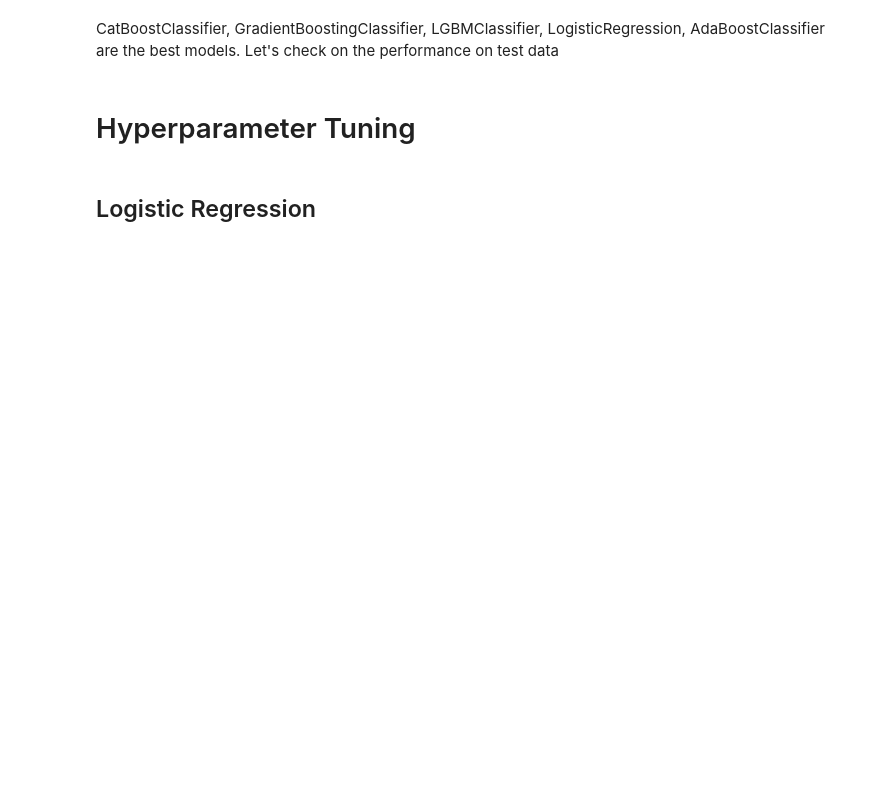
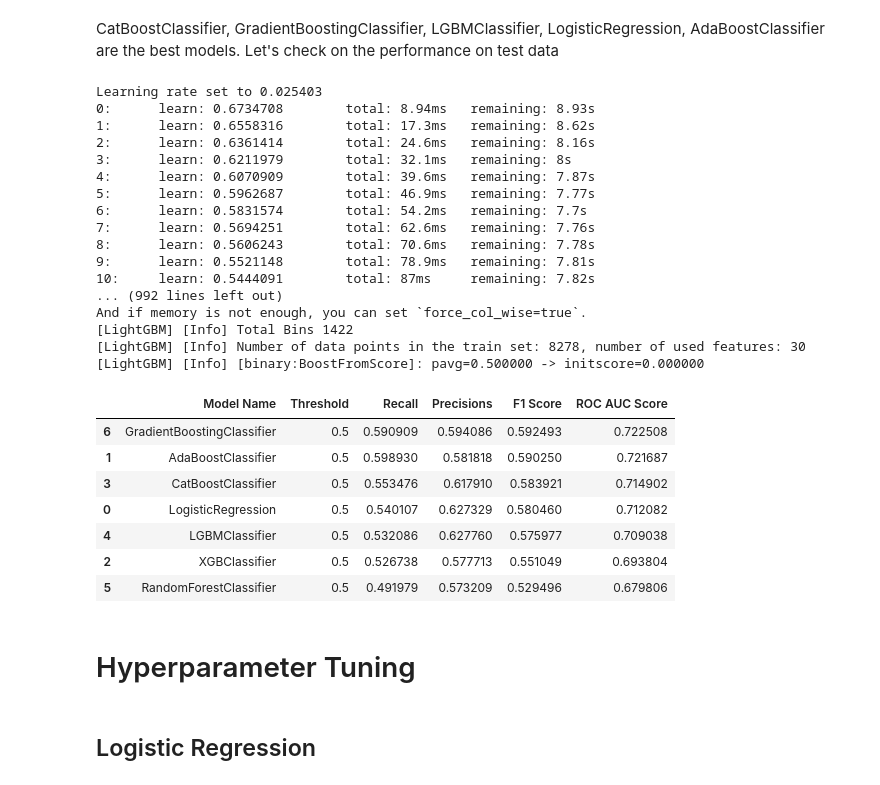
Before and after one commit to marcellinus-witarsah/data-challenge-dsw-2023, a Jupyter notebook: notebooks/03_churn_model.ipynb, the cells around one changed output. Saved outputs shown, nothing was run; the diff lists cells and outputs as text; code cells hidden in the pictures; blank space fills up the shorter version.

```diff
--- a/notebooks/03_churn_model.ipynb
+++ b/notebooks/03_churn_model.ipynb
@@ -903,7 +917,8 @@ from imblearn.over_sampling import SMOTE
 
 models = [
     LogisticRegression(random_state=42, max_iter=200), AdaBoostClassifier(random_state=42), XGBClassifier(random_state=42),
-    CatBoostClassifier(random_state=42), LGBMClassifier(objective='binary', random_state=42), GaussianNB()
+    CatBoostClassifier(random_state=42), LGBMClassifier(objective='binary', random_state=42), RandomForestClassifier(random_state=42),
+    GradientBoostingClassifier(random_state=42)
 ]
 
 recalls = []
@@ -931,34 +946,59 @@ for model in models:
     # ========================================
     scaler = StandardScaler()
     X_train = scaler.fit_transform(X_train)  # <<<<<<<<<<<<< SCALING
     X_test = scaler.transform(X_test)  # <<<<<<<<<<<<< SCALING
 
     # Train
     # ==============================================
     model.fit(X_train, y_train)
 
-
     # Predict
     # ==============================================
     y_pred_proba = model.predict_proba(X_test)
     y_pred = [1 if prob > threshold else 0 for prob in y_pred_proba[:, 1]]
     recalls.append(recall_score(y_test, y_pred))
     precisions.append(precision_score(y_test, y_pred))
     f1s.append(f1_score(y_test, y_pred))
     roc_aucs.append(roc_auc_score(y_test, y_pred))
 
 df_model = pd.DataFrame(
     {
         "Model Name": [model.__class__.__name__ for model in models],
         "Threshold": [threshold for _ in range(len(models))],
         "Recall": recalls,
         "Precisions": precisions,
         "F1 Score": f1s,
         "ROC AUC Score": roc_aucs,
     }
 )
 
 df_model.sort_values(by="F1 Score", ascending=False)
+# %% [output]
+Learning rate set to 0.025403
+0:      learn: 0.6734708        total: 8.94ms   remaining: 8.93s
+1:      learn: 0.6558316        total: 17.3ms   remaining: 8.62s
+2:      learn: 0.6361414        total: 24.6ms   remaining: 8.16s
+3:      learn: 0.6211979        total: 32.1ms   remaining: 8s
+4:      learn: 0.6070909        total: 39.6ms   remaining: 7.87s
+5:      learn: 0.5962687        total: 46.9ms   remaining: 7.77s
+6:      learn: 0.5831574        total: 54.2ms   remaining: 7.7s
+7:      learn: 0.5694251        total: 62.6ms   remaining: 7.76s
+8:      learn: 0.5606243        total: 70.6ms   remaining: 7.78s
+9:      learn: 0.5521148        total: 78.9ms   remaining: 7.81s
+10:     learn: 0.5444091        total: 87ms     remaining: 7.82s
+... (992 lines left out)
+And if memory is not enough, you can set `force_col_wise=true`.
+[LightGBM] [Info] Total Bins 1422
+[LightGBM] [Info] Number of data points in the train set: 8278, number of used features: 30
+[LightGBM] [Info] [binary:BoostFromScore]: pavg=0.500000 -> initscore=0.000000
+|  | Model Name | Threshold | Recall | Precisions | F1 Score | ROC AUC Score |
+| 6 | GradientBoostingClassifier | 0.5 | 0.590909 | 0.594086 | 0.592493 | 0.722508 |
+| 1 | AdaBoostClassifier | 0.5 | 0.598930 | 0.581818 | 0.590250 | 0.721687 |
+| 3 | CatBoostClassifier | 0.5 | 0.553476 | 0.617910 | 0.583921 | 0.714902 |
+| 0 | LogisticRegression | 0.5 | 0.540107 | 0.627329 | 0.580460 | 0.712082 |
+| 4 | LGBMClassifier | 0.5 | 0.532086 | 0.627760 | 0.575977 | 0.709038 |
+| 2 | XGBClassifier | 0.5 | 0.526738 | 0.577713 | 0.551049 | 0.693804 |
+| 5 | RandomForestClassifier | 0.5 | 0.491979 | 0.573209 | 0.529496 | 0.679806 |
 # %% [markdown]
 # Hyperparameter Tuning
 # %% [markdown]
```
Also changed, not shown: parts of 11 cells of this notebook, 6 other files.
